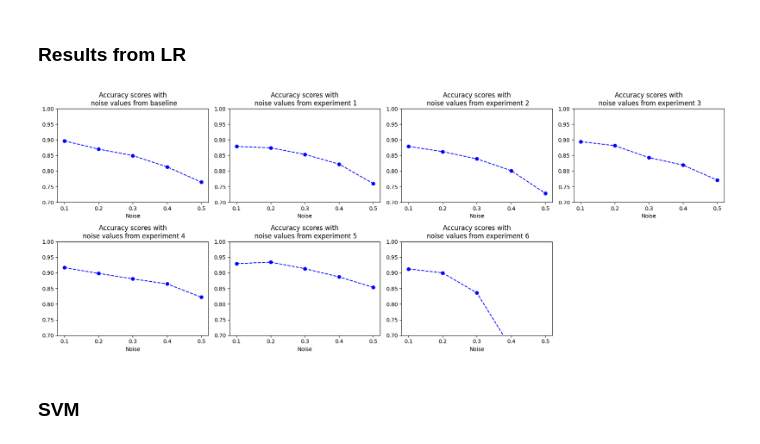
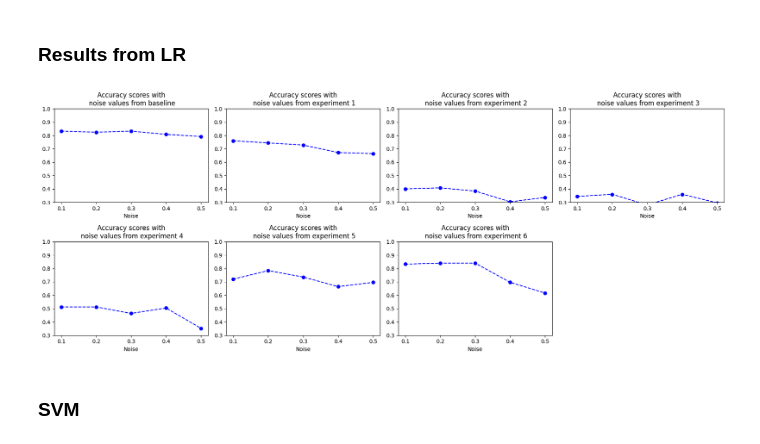
Before and after one commit to dherikk/master-experiments, a Jupyter notebook: cnn_noise_experiments.ipynb, the cells around one changed output. Cells and saved outputs as stored; diff of their text form; code cells hidden in the pictures.

```diff
--- a/cnn_noise_experiments.ipynb
+++ b/cnn_noise_experiments.ipynb
@@ -108,10 +126,12 @@ scores_noisy_lr.append(score_clfs_noisy(clfs_lr_ex2, dataset_exp2))
 # %% [markdown]
 #### Experiment 3 - LR
 # %%
-dataset_exp3 = [train_test_split(experiment3(noisy_mnist_data),
-                                 labels_train,
-                                 test_size=0.25,
-                                 random_state=0) for noisy_mnist_data in noisy_mnists]
+dataset_exp3 = [split_train_two(experiment3,
+                                noisy_mnist_data,
+                                data_train,
+                                labels_train,
+                                test_size=TEST_FRACTION,
+                                random_state=0) for noisy_mnist_data in noisy_mnists]
 # %%
 clfs_lr_ex3 = [LogisticRegression(fit_intercept=True,
                                   multi_class='multinomial',
@@ -125,10 +145,12 @@ scores_noisy_lr.append(score_clfs_noisy(clfs_lr_ex3, dataset_exp3))
 # %% [markdown]
 ### Experiment 4 - LR
 # %%
-dataset_exp4 = [train_test_split(experiment4(noisy_mnist_data),
-                                 labels_train,
-                                 test_size=0.25,
-                                 random_state=0) for noisy_mnist_data in noisy_mnists]
+dataset_exp4 = [split_train_two(experiment4,
+                                noisy_mnist_data,
+                                data_train,
+                                labels_train,
+                                test_size=TEST_FRACTION,
+                                random_state=0) for noisy_mnist_data in noisy_mnists]
 # %%
 clfs_lr_ex4 = [LogisticRegression(fit_intercept=True,
                                   multi_class='multinomial',
@@ -142,10 +164,13 @@ scores_noisy_lr.append(score_clfs_noisy(clfs_lr_ex4, dataset_exp4))
 # %% [markdown]
 ### Experiment 5 - LR
 # %%
-dataset_exp5 = [train_test_split(experiment4(noisy_mnist_data, length=4),
-                                 labels_train,
-                                 test_size=0.25,
-                                 random_state=0) for noisy_mnist_data in noisy_mnists]
+dataset_exp5 = [split_train_two(experiment4,
+                                noisy_mnist_data,
+                                data_train,
+                                labels_train,
+                                test_size=TEST_FRACTION,
+                                random_state=0,
+                                length=4) for noisy_mnist_data in noisy_mnists]
 # %%
 clfs_lr_ex5 = [LogisticRegression(fit_intercept=True,
                                   multi_class='multinomial',
@@ -159,10 +184,13 @@ scores_noisy_lr.append(score_clfs_noisy(clfs_lr_ex5, dataset_exp5))
 # %% [markdown]
 ### Experiment 6 - LR
 # %%
-dataset_exp6 = [train_test_split(experiment6(noisy_mnist_data, threshhold=0.85),
-                                 labels_train,
-                                 test_size=0.25,
-                                 random_state=0) for noisy_mnist_data in noisy_mnists]
+dataset_exp6 = [split_train_two(experiment6,
+                                noisy_mnist_data,
+                                data_train,
+                                labels_train,
+                                test_size=TEST_FRACTION,
+                                random_state=0,
+                                threshhold=0.85) for noisy_mnist_data in noisy_mnists]
 # %%
 clfs_lr_ex6 = [LogisticRegression(fit_intercept=True,
                                   multi_class='multinomial',
@@ -178,15 +206,15 @@ scores_noisy_lr.append(score_clfs_noisy(clfs_lr_ex6, dataset_exp6))
 # %%
 fig, ax = plt.subplots(2, 4, figsize=(18, 7))
 for i in range(7):
     k, j = i // 4, i % 4
     ax[k][j].plot([str(t) for t in noises], scores_noisy_lr[i], linestyle='--', marker='o', color='b', label='Accuracy score')
     ax[k][j].set_title(f"Accuracy scores with\n noise values from experiment {i}" if i > 0 else "Accuracy scores with\n noise values from baseline")
-    ax[k][j].set_ylim([.7, 1.])
+    ax[k][j].set_ylim([.3, 1.])
     ax[k][j].set_xlabel("Noise")
 fig.tight_layout()
 fig.delaxes(ax[1,3])
 # %% [output]
-[figure, old version]
+[figure, new version]
 # %% [markdown]
 ### SVM
 # %%
```
Also changed, not shown: parts of 58 cells of this notebook, 6 other files.
